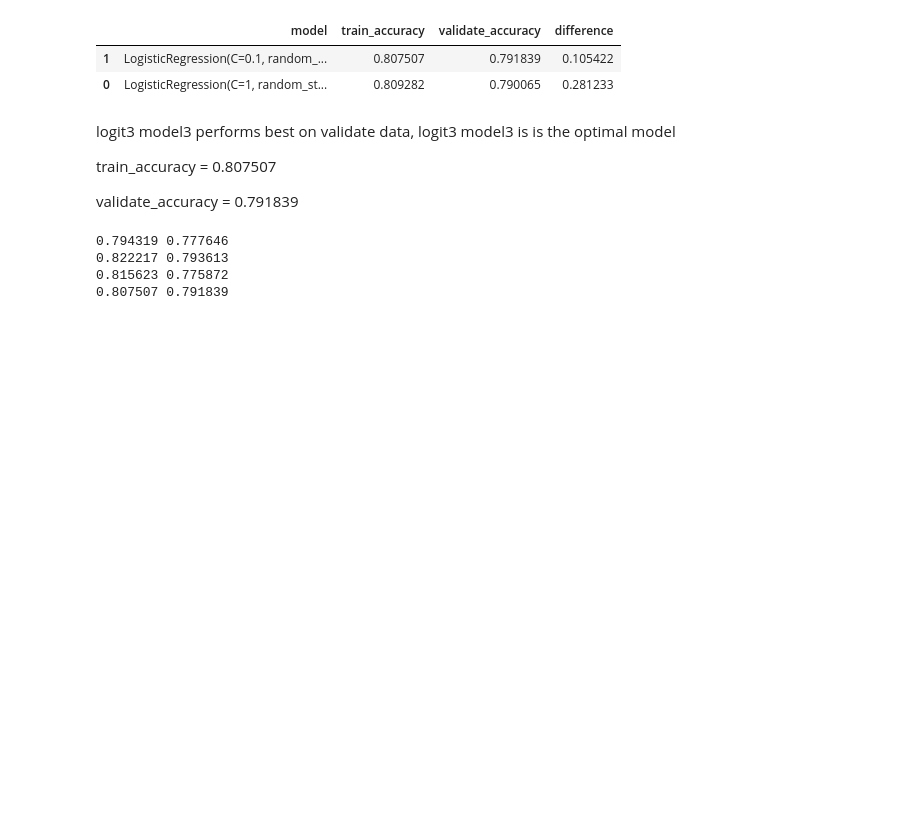
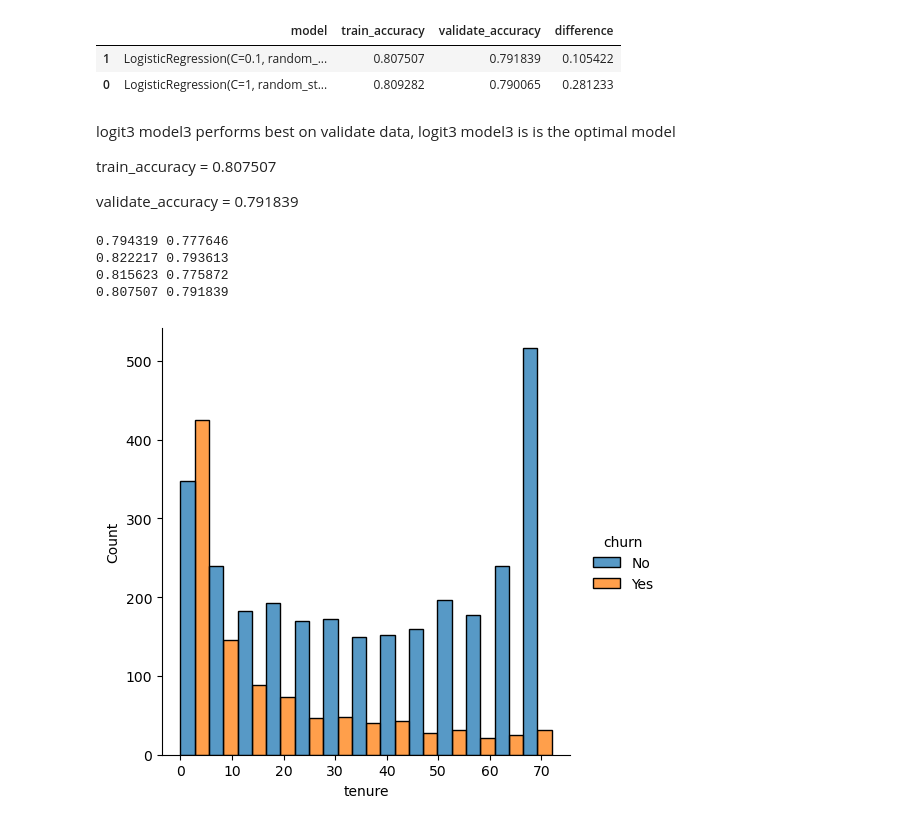
Before and after one commit to devgurung141/telco_project1, a Jupyter notebook: explore.ipynb, the cells around one changed output. Cells and saved outputs as stored; diff of their text form; code cells hidden in the pictures; blank space fills up the shorter version.

```diff
--- a/explore.ipynb
+++ b/explore.ipynb
@@ -585,3 +536,7 @@ print(lrg_train_accuracy, lrg_validate_accuracy)
 0.822217 0.793613
 0.815623 0.775872
 0.807507 0.791839
+# %%
+e.get_distplot('tenure', 'churn', train)
+# %% [output]
+[figure, added]
```
Also changed, not shown: parts of 22 cells of this notebook.
